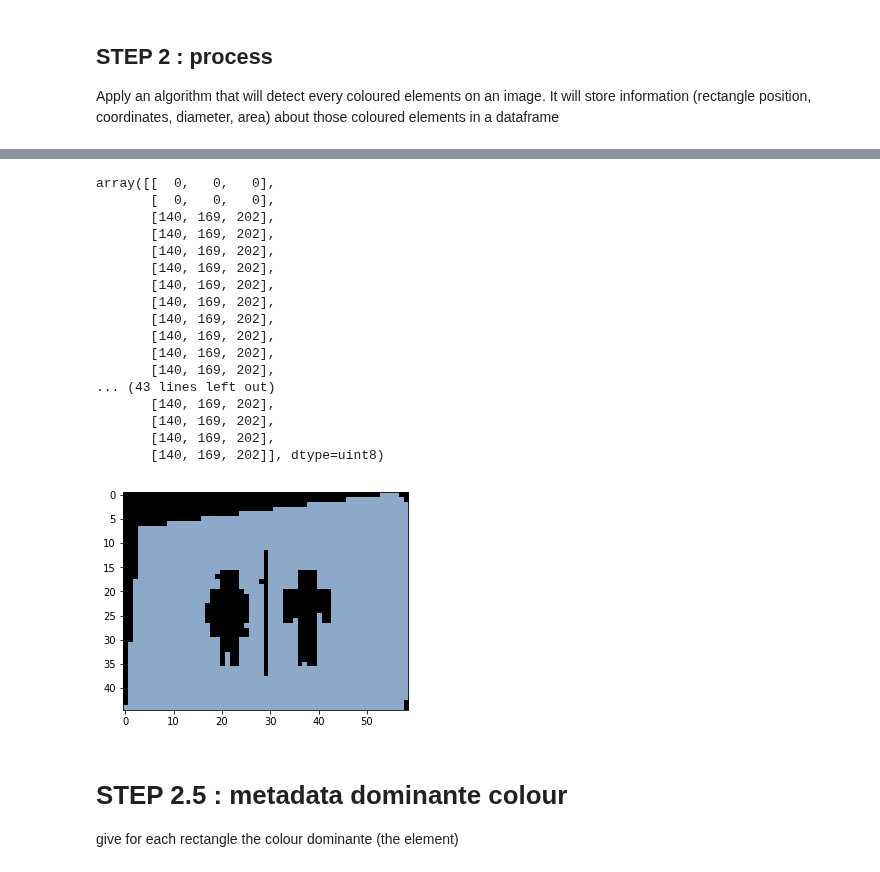
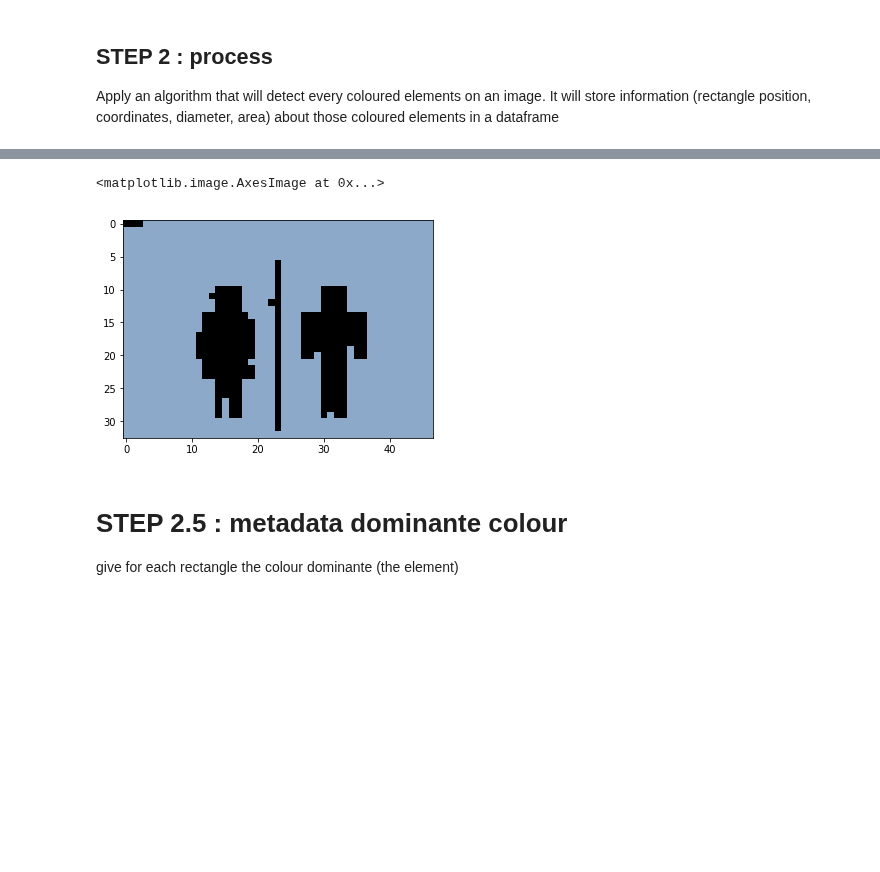
Before and after one commit to vincentnam/ProjetInterpromo2020G8, a Jupyter notebook: Chloe_Gaussail_notebook.ipynb, the cells around one changed output, grey strips where cells are left out. Drawn from its saved outputs; the diff is of its cells as text; code cells hidden in the pictures; blank space fills up the shorter version.

```diff
--- a/Chloe_Gaussail_notebook.ipynb
+++ b/Chloe_Gaussail_notebook.ipynb
@@ -997,29 +983,15 @@ df.head()
 # %%
 img = dict_im_pre_process['Aer_Lingus_Airbus_A321_plane10.jpg']
 # plt.subplots(figsize=(20, 40))
 # plt.imshow(img)
-plt.imshow(img[207:252, 132:191])
-img[207:252, 132:191][20]
+plt.imshow(img[207+6:252-6, 132+6:191-6])
+# img[207:252, 132:191][20]
 # (207, 132, 252, 191)
+# print(img.shape)
+# img
 # %% [output]
-array([[  0,   0,   0],
-       [  0,   0,   0],
-       [140, 169, 202],
-       [140, 169, 202],
-       [140, 169, 202],
-       [140, 169, 202],
-       [140, 169, 202],
-       [140, 169, 202],
-       [140, 169, 202],
-       [140, 169, 202],
-       [140, 169, 202],
-       [140, 169, 202],
-... (43 lines left out)
-       [140, 169, 202],
-       [140, 169, 202],
-       [140, 169, 202],
-       [140, 169, 202]], dtype=uint8)
+<matplotlib.image.AxesImage at 0x...>
-[figure, old version]
+[figure, new version]
 # %%
 def give_meta_colours(df_im, dict_im, layout):
     list_meta_im = {}
```
Also changed, not shown: parts of 14 cells of this notebook.
